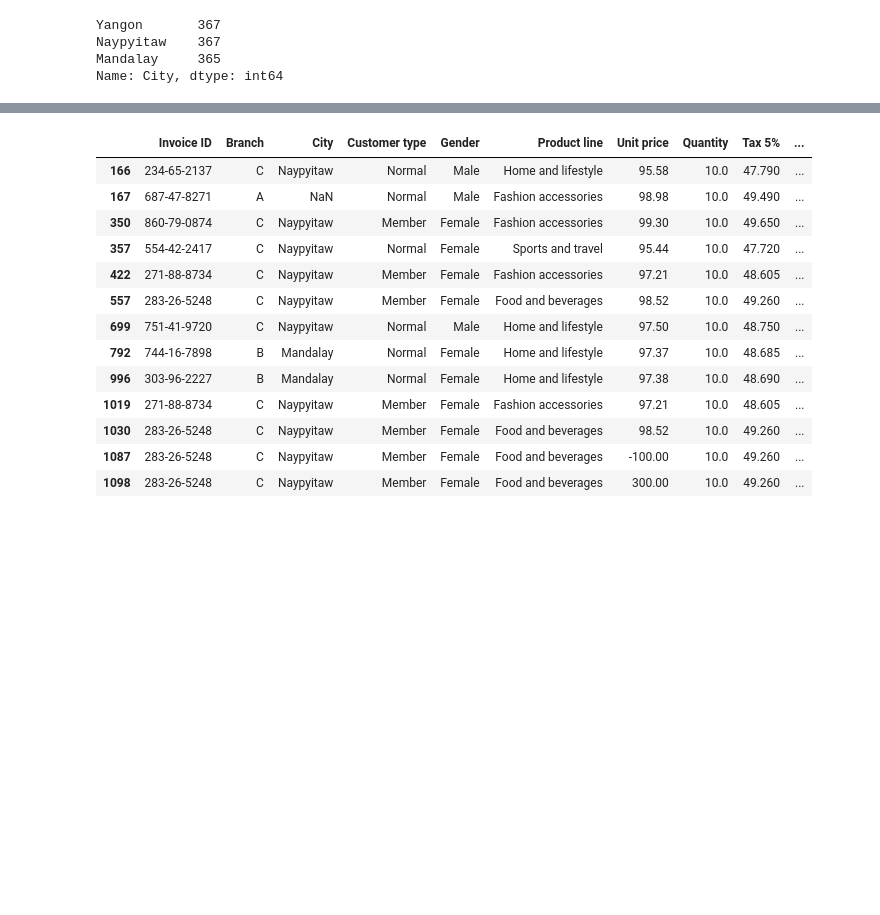
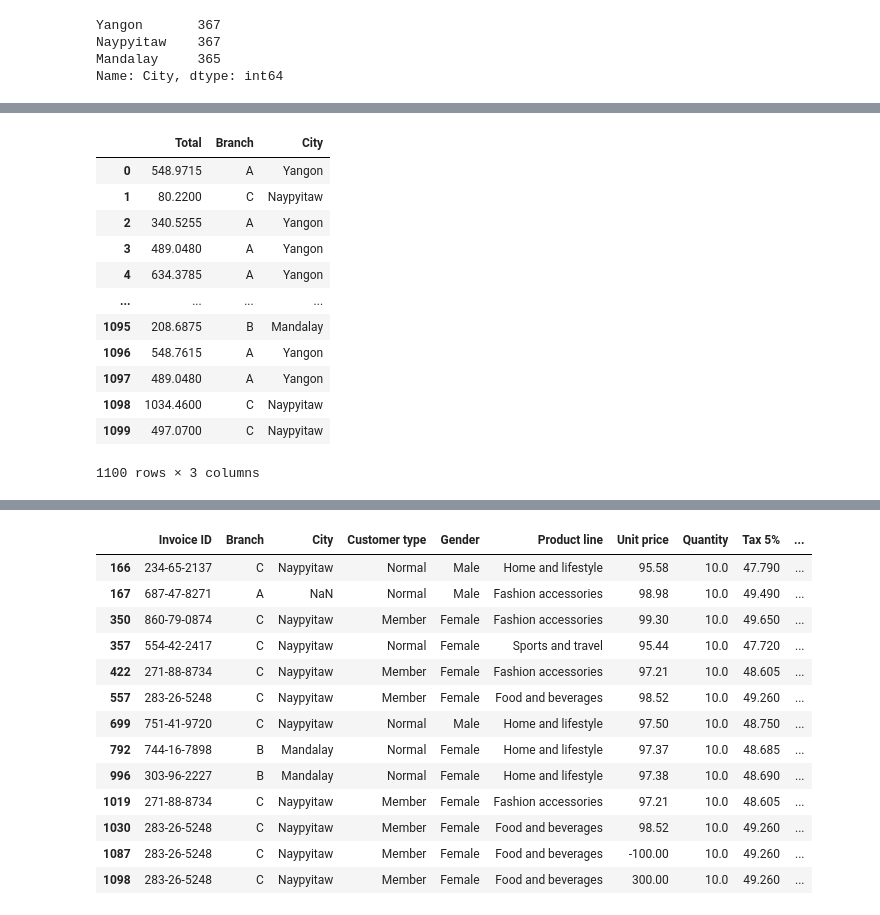
Before and after one commit to SulthanAbiyyu/mini-bootcamp-bcc-2023, a Jupyter notebook: prereq.ipynb, the cells around one changed output, grey strips where cells are left out. Saved outputs shown, nothing was run; the diff lists cells and outputs as text; code cells hidden in the pictures; blank space fills up the shorter version.

```diff
--- a/prereq.ipynb
+++ b/prereq.ipynb
@@ -408,0 +530,17 @@ data.iloc[0:5, 0:2]
+# %%
+# Mengambil semua data pada kolom tertentu
+data[["Total", "Branch", "City"]]
+# %% [output]
+|  | Total | Branch | City |
+| 0 | 548.9715 | A | Yangon |
+| 1 | 80.2200 | C | Naypyitaw |
+| 2 | 340.5255 | A | Yangon |
+| 3 | 489.0480 | A | Yangon |
+| 4 | 634.3785 | A | Yangon |
+| ... | ... | ... | ... |
+| 1095 | 208.6875 | B | Mandalay |
+| 1096 | 548.7615 | A | Yangon |
+| 1097 | 489.0480 | A | Yangon |
+| 1098 | 1034.4600 | C | Naypyitaw |
+| 1099 | 497.0700 | C | Naypyitaw |
+1100 rows × 3 columns
```
Also changed, not shown: parts of 105 cells of this notebook, 1 other file.
